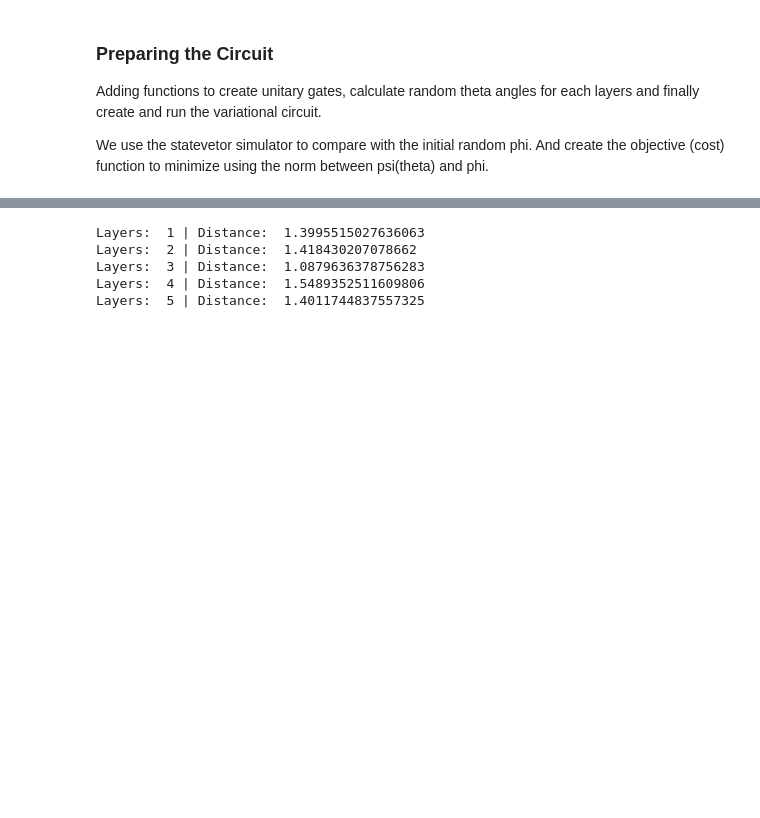
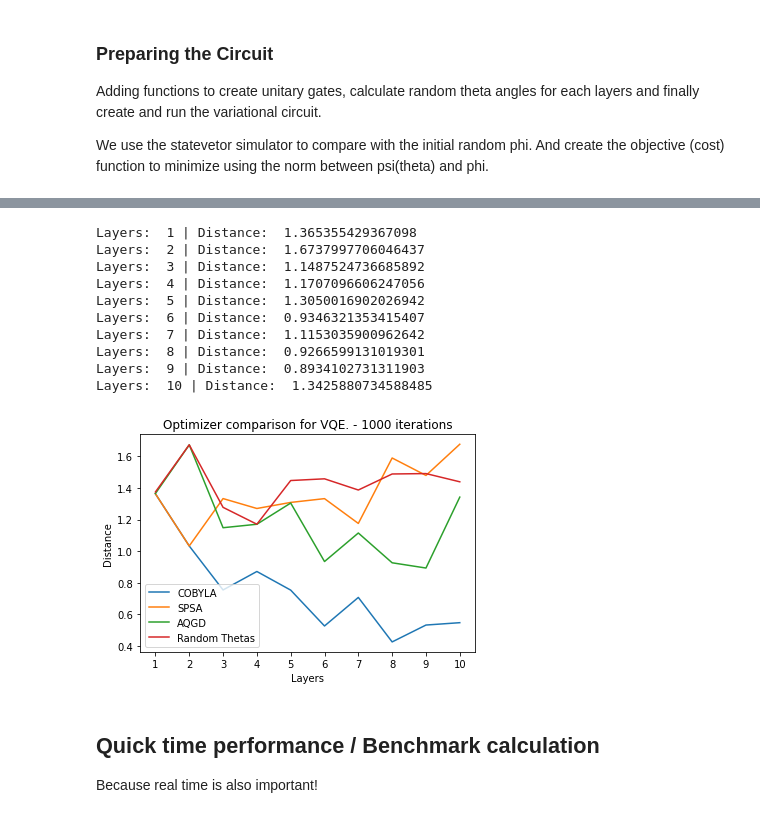
Before and after one commit to anorod/qosf_tests, a Jupyter notebook: QOSF_Task1.ipynb, the cells around one changed output, grey strips where cells are left out. Saved outputs shown, nothing was run; the diff lists cells and outputs as text; code cells hidden in the pictures; blank space fills up the shorter version.

```diff
--- a/QOSF_Task1.ipynb
+++ b/QOSF_Task1.ipynb
@@ -141,7 +151,12 @@ def even_gate(theta, index, qubits):
 def odd_gate(theta, index, qubits):
     name = "Uo"+str(index)+"("+str(theta)+")"
     u_odd = QuantumCircuit(len(qubits), name=name)
-    u_odd.rx(theta, qubits)
+    if(ODD_GATES_ROTATION == "RZ"):
+        u_odd.rz(theta,qubits)
+    elif(ODD_GATES_ROTATION == "RY"):
+        u_odd.ry(theta,qubits)
+    else:
+        u_odd.rx(theta,qubits)
 
     return u_odd
 # %%
@@ -166,7 +181,7 @@ def run_circuit(thetas):
     circuit = get_variational_circuit(thetas)
 
     simulator = Aer.get_backend("statevector_simulator")
-    job = execute(circuit, backend=simulator, shots=1024)
+    job = execute(circuit, backend=simulator, shots=1024, noise_model=noise_model)
     result = job.result()
 
     return result.get_statevector(circuit)
@@ -236,10 +268,10 @@ Layers:  5 | Distance:  1.4948484049273199
 # %%
-## Trial with COBYLA
+## COBYLA Optimizer
 from qiskit.aqua.components.optimizers import COBYLA
 
 cobyla_results = []
 start_time = time.time()
-optimizer = COBYLA(maxiter=ITERATIONS, tol=0.0001, rhobeg=0.3)
+optimizer = COBYLA(maxiter=ITERATIONS, tol=0.001, rhobeg=2)
 
 for layers in list(range(1, L+1)):
     CURRENT_LAYER = layers
@@ -266,10 +344,10 @@ Layers:  5 | Distance:  1.2979846575441827
 # %%
-## Trial with SPSA
-from qiskit.aqua.components.optimizers import SPSA
+## AQGD Optimizer
+from qiskit.aqua.components.optimizers import AQGD
 
-spsa_results = []
+aqgd_results = []
 start_time = time.time()
-optimizer = SPSA(maxiter=ITERATIONS, c0=0.03, c1=0.01)
+optimizer = AQGD(maxiter=ITERATIONS, tol=0.001, eta=0.5, momentum=0.5)
 
 for layers in list(range(1, L+1)):
     CURRENT_LAYER = layers
@@ -283,13 +361,37 @@ for layers in list(range(1, L+1)):
                              variable_bounds=bounds)
     psi_theta = run_circuit(ret[0])
     print("Layers: ",layers, "| Distance: ",ret[1])
-    spsa_results.append(ret[1])
+    aqgd_results.append(ret[1])
 
 end_time = time.time()
-CALCULATION_TIMES["SPSA"] = end_time - start_time
+CALCULATION_TIMES["AQGD"] = end_time - start_time
 # %% [output]
-Layers:  1 | Distance:  1.3995515027636063
-Layers:  2 | Distance:  1.418430207078662
-Layers:  3 | Distance:  1.0879636378756283
-Layers:  4 | Distance:  1.5489352511609806
-Layers:  5 | Distance:  1.4011744837557325
+Layers:  1 | Distance:  1.365355429367098
+Layers:  2 | Distance:  1.6737997706046437
+Layers:  3 | Distance:  1.1487524736685892
+Layers:  4 | Distance:  1.1707096606247056
+Layers:  5 | Distance:  1.3050016902026942
+Layers:  6 | Distance:  0.9346321353415407
+Layers:  7 | Distance:  1.1153035900962642
+Layers:  8 | Distance:  0.9266599131019301
+Layers:  9 | Distance:  0.8934102731311903
+Layers:  10 | Distance:  1.3425880734588485
+# %%
+# Evaluating all optimizers
+
+x_axis = list(range(1, L+1))
+plt.xticks(x_axis)
+plt.plot(x_axis, cobyla_results, label="COBYLA")
+plt.plot(x_axis, spsa_results, label="SPSA")
+plt.plot(x_axis, aqgd_results, label="AQGD")
+plt.plot(x_axis, random_results, label="Random Thetas")
+plt.title('Optimizer comparison for VQE. - '+ str(ITERATIONS) +" iterations")
+plt.legend()
+plt.xlabel('Layers')
+plt.ylabel('Distance')
+plt.savefig('Optimizer_Benchmark_'+ str(time.time()) + '_Iterations_'+str(ITERATIONS)+'_'+ODD_GATES_ROTATION+EVEN_GATES_ROTATION+EVEN_GATES_ENTANGLER+'.png')
+# %% [output]
+[figure, added]
+# %% [markdown]
+## Quick time performance / Benchmark calculation
+Because real time is also important!
```
Also changed, not shown: parts of 22 cells of this notebook, 14 other files.
